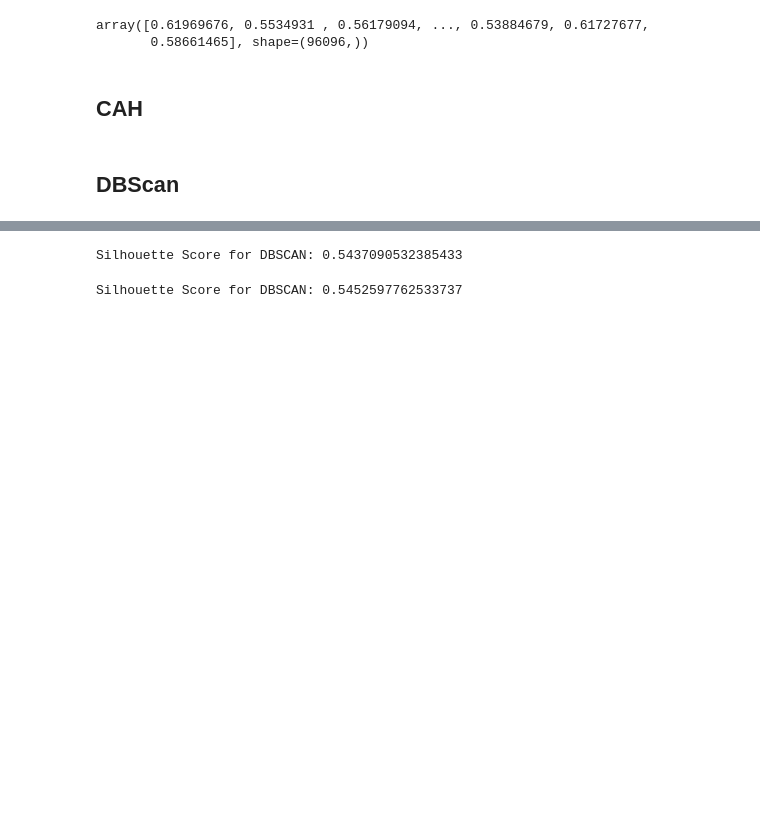
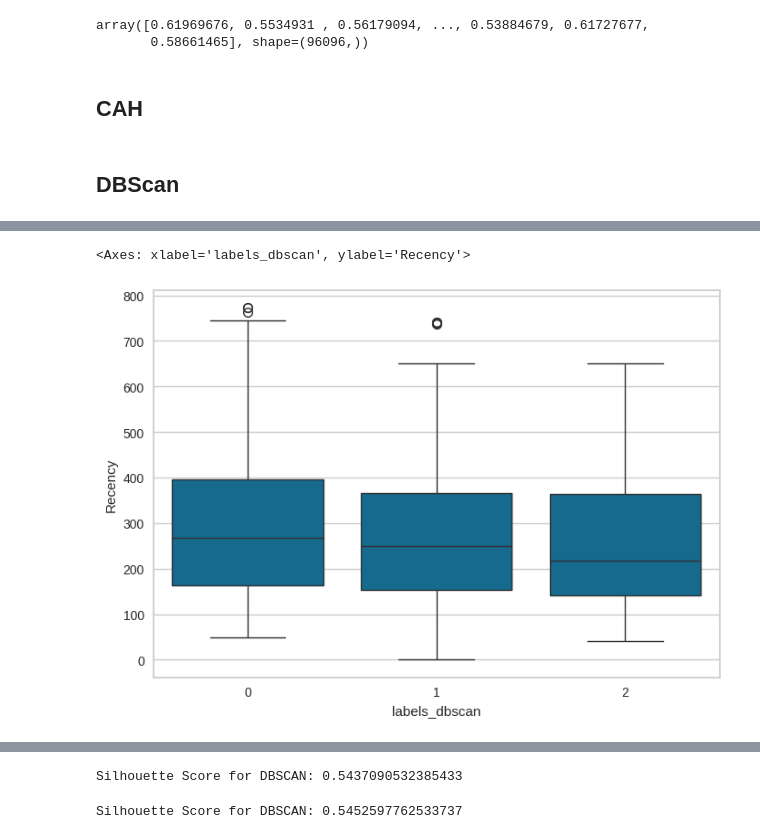
Before and after one commit to theotrc/OPC_OLIST, a Jupyter notebook: clustering.ipynb, the cells around one changed output, grey strips where cells are left out. Drawn from its saved outputs; the diff is of its cells as text; code cells hidden in the pictures; blank space fills up the shorter version.

```diff
--- a/clustering.ipynb
+++ b/clustering.ipynb
@@ -290,0 +358,3 @@ X_scaled = X_scaled.astype(np.float32)
+# %%
+db = DBSCAN(eps=1.5, min_samples=20)
+labels = db.fit_predict(X_gpu)
@@ -290,0 +363,5 @@ X_scaled = X_scaled.astype(np.float32)
+# %%
+labels = labels.to_arrow().to_pylist()
+# %%
+df["labels_dbscan"] = labels
+df
@@ -290,0 +394,5 @@ X_scaled = X_scaled.astype(np.float32)
+# %%
+sns.boxplot(x="labels_dbscan", y="Recency", data=df.loc[-(df["labels_dbscan"]==-1)])
+# %% [output]
+<Axes: xlabel='labels_dbscan', ylabel='Recency'>
+[figure, added]
```
Also changed, not shown: parts of 20 cells of this notebook.
